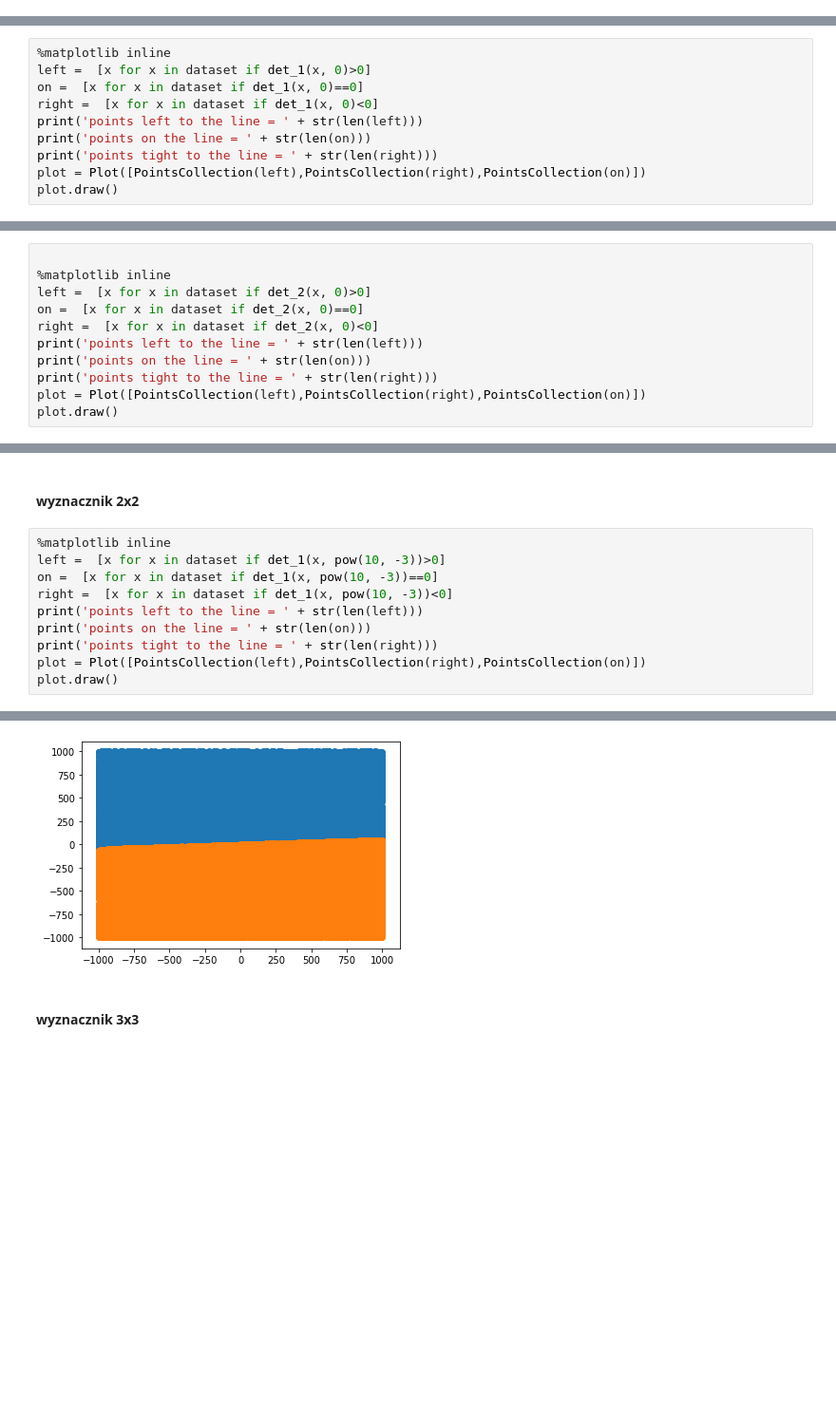
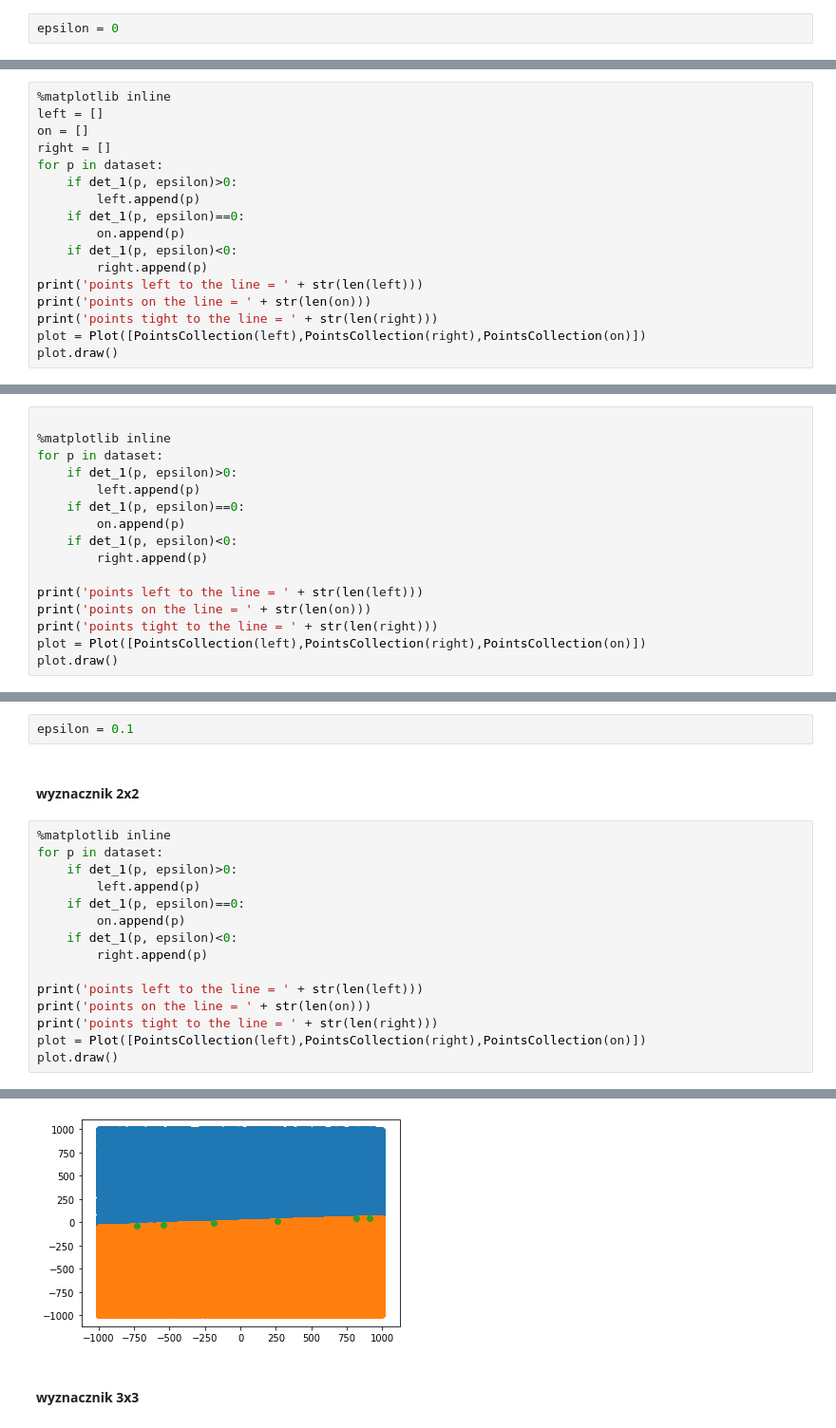
Before and after one commit to mateuszmonas/GeometricAlgorithms, a Jupyter notebook: notebooks/lab1/lab1.ipynb, the cells around one changed output, grey strips where cells are left out. Shown at 95% size. Saved outputs shown, nothing was run; the diff lists cells and outputs as text; blank space fills up the shorter version.

```diff
--- a/notebooks/lab1/lab1.ipynb
+++ b/notebooks/lab1/lab1.ipynb
@@ -173,13 +171,22 @@ def det_2(c, epsilon=0):
 dataset = zad_1_a()
 # %% [markdown]
 ### epsilon = 0
+# %%
+epsilon = 0
 # %% [markdown]
 #### wyznacznik 2x2
 # %%
 %matplotlib inline
-left =  [x for x in dataset if det_1(x, 0)>0]
-on =  [x for x in dataset if det_1(x, 0)==0]
-right =  [x for x in dataset if det_1(x, 0)<0]
+left = []
+on = []
+right = []
+for p in dataset:
+    if det_1(p, epsilon)>0:
+        left.append(p)
+    if det_1(p, epsilon)==0:
+        on.append(p)
+    if det_1(p, epsilon)<0:
+        right.append(p)
 print('points left to the line = ' + str(len(left)))
 print('points on the line = ' + str(len(on)))
 print('points tight to the line = ' + str(len(right)))
@@ -195,9 +202,14 @@ points tight to the line = 50031
 # %%
 
 %matplotlib inline
-left =  [x for x in dataset if det_2(x, 0)>0]
-on =  [x for x in dataset if det_2(x, 0)==0]
-right =  [x for x in dataset if det_2(x, 0)<0]
+for p in dataset:
+    if det_1(p, epsilon)>0:
+        left.append(p)
+    if det_1(p, epsilon)==0:
+        on.append(p)
+    if det_1(p, epsilon)<0:
+        right.append(p)
+
 print('points left to the line = ' + str(len(left)))
 print('points on the line = ' + str(len(on)))
 print('points tight to the line = ' + str(len(right)))
@@ -224,10 +236,17 @@ points allocated differently = 49969
+# %%
+epsilon = 0.1
 # %% [markdown]
 #### wyznacznik 2x2
 # %%
 %matplotlib inline
-left =  [x for x in dataset if det_1(x, pow(10, -3))>0]
-on =  [x for x in dataset if det_1(x, pow(10, -3))==0]
-right =  [x for x in dataset if det_1(x, pow(10, -3))<0]
+for p in dataset:
+    if det_1(p, epsilon)>0:
+        left.append(p)
+    if det_1(p, epsilon)==0:
+        on.append(p)
+    if det_1(p, epsilon)<0:
+        right.append(p)
+
 print('points left to the line = ' + str(len(left)))
 print('points on the line = ' + str(len(on)))
 print('points tight to the line = ' + str(len(right)))
@@ -240,4 +259,4 @@ points tight to the line = 50031
-[figure, old version]
+[figure, new version]
 # %% [markdown]
 #### wyznacznik 3x3
 # %%
```
Also changed, not shown: parts of 120 cells of this notebook.
